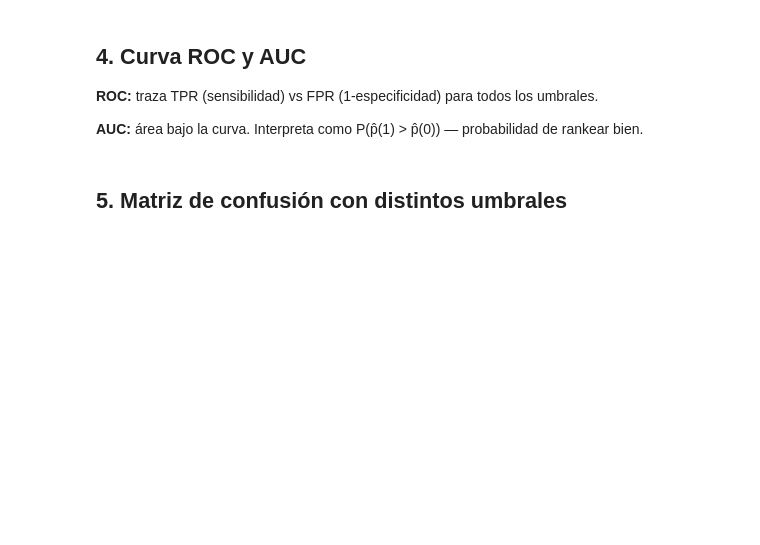
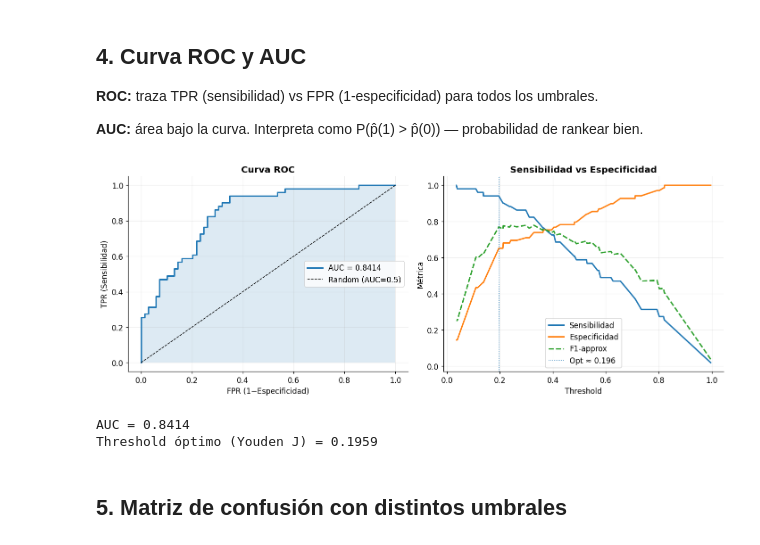
Before and after one commit to josefrodrim/modelos_estadisticos, a Jupyter notebook: Clase_6/Notebooks/Clase06_Evaluacion_Logistica.ipynb, the cells around one changed output. Drawn from its saved outputs; the diff is of its cells as text; code cells hidden in the pictures; blank space fills up the shorter version.

```diff
--- a/Clase_6/Notebooks/Clase06_Evaluacion_Logistica.ipynb
+++ b/Clase_6/Notebooks/Clase06_Evaluacion_Logistica.ipynb
@@ -131,36 +154,74 @@ for i,nm in enumerate(names_full):
 
 **AUC:** área bajo la curva. Interpreta como P(p̂(1) > p̂(0)) — probabilidad de rankear bien.
 # %%
+import numpy as np
+import matplotlib.pyplot as plt
+from sklearn.linear_model import LogisticRegression
+from sklearn.metrics import roc_curve, roc_auc_score
+
+# Modelo
 lr_roc = LogisticRegression(C=1e6, solver='lbfgs', max_iter=500)
 lr_roc.fit(Xtr, ytr)
-y_proba = lr_roc.predict_proba(Xte)[:,1]
 
+# Probabilidades
+y_proba = lr_roc.predict_proba(Xte)[:, 1]
+
+# ROC
 fpr, tpr, thresholds = roc_curve(yte, y_proba)
 auc_val = roc_auc_score(yte, y_proba)
 
+# 🔧 Alineación correcta
+thresholds_plot = thresholds[:-1]
+tpr_plot = tpr[:-1]
+fpr_plot = fpr[:-1]
+
+# Figura
 fig, axes = plt.subplots(1, 2, figsize=(13, 5))
 
+# =========================
 # Curva ROC
-axes[0].plot(fpr, tpr, color='#2E86C1', lw=2, label=f'AUC = {auc_val:.4f}')
-axes[0].plot([0,1],[0,1],'k--',lw=1,label='Random (AUC=0.5)')
-axes[0].fill_between(fpr,tpr,alpha=0.15,color='#2E86C1')
-axes[0].set_xlabel('FPR (1−Especificidad)'); axes[0].set_ylabel('TPR (Sensibilidad)')
-axes[0].set_title('Curva ROC', fontweight='bold'); axes[0].legend(); axes[0].grid(True,alpha=0.2)
+# =========================
+axes[0].plot(fpr, tpr, lw=2, label=f'AUC = {auc_val:.4f}')
+axes[0].plot([0, 1], [0, 1], 'k--', lw=1, label='Random (AUC=0.5)')
+axes[0].fill_between(fpr, tpr, alpha=0.15)
+axes[0].set_xlabel('FPR (1−Especificidad)')
+axes[0].set_ylabel('TPR (Sensibilidad)')
+axes[0].set_title('Curva ROC', fontweight='bold')
+axes[0].legend()
+axes[0].grid(True, alpha=0.2)
 
-# Precision-Recall trade-off
-axes[1].plot(thresholds, tpr[:-1], color='#27AE60', lw=2, label='Sensibilidad')
-fpr_plot = fpr[:-1]
-axes[1].plot(thresholds, 1-fpr_plot, color='#E74C3C', lw=2, label='Especificidad')
-f1 = 2*tpr[:-1]*(1-fpr_plot)/(tpr[:-1]+(1-fpr_plot)+1e-10)
-axes[1].plot(thresholds, f1, color='#8E44AD', lw=2, linestyle='--', label='F1-approx')
-opt_idx = np.argmax(tpr[:-1] + (1-fpr_plot))
-axes[1].axvline(thresholds[opt_idx], color='gray', lw=1, linestyle=':')
-axes[1].set_xlabel('Threshold'); axes[1].set_ylabel('Métrica')
-axes[1].set_title(f'Sensibilidad vs Especificidad\nOptimal threshold ≈ {thresholds[opt_idx]:.3f}', fontweight='bold')
-axes[1].legend(); axes[1].grid(True,alpha=0.2)
+# =========================
+# Threshold analysis
+# =========================
+# Sensibilidad y Especificidad
+axes[1].plot(thresholds_plot, tpr_plot, lw=2, label='Sensibilidad')
+axes[1].plot(thresholds_plot, 1 - fpr_plot, lw=2, label='Especificidad')
 
-plt.tight_layout(); plt.show()
-print(f'AUC = {auc_val:.4f}  (>0.8 = buen discriminador, >0.9 = excelente)')
+# F1 aproximado
+f1 = 2 * tpr_plot * (1 - fpr_plot) / (tpr_plot + (1 - fpr_plot) + 1e-10)
+axes[1].plot(thresholds_plot, f1, lw=2, linestyle='--', label='F1-approx')
+
+# 🎯 Threshold óptimo (Youden J)
+opt_idx = np.argmax(tpr_plot - fpr_plot)
+opt_threshold = thresholds_plot[opt_idx]
+
+axes[1].axvline(opt_threshold, lw=1, linestyle=':', label=f'Opt ≈ {opt_threshold:.3f}')
+
+axes[1].set_xlabel('Threshold')
+axes[1].set_ylabel('Métrica')
+axes[1].set_title('Sensibilidad vs Especificidad', fontweight='bold')
+axes[1].legend()
+axes[1].grid(True, alpha=0.2)
+
+plt.tight_layout()
+plt.show()
+
+print(f'AUC = {auc_val:.4f}')
+print(f'Threshold óptimo (Youden J) = {opt_threshold:.4f}')
+# %% [output]
+[figure, added]
+AUC = 0.8414
+Threshold óptimo (Youden J) = 0.1959
 # %% [markdown]
 ## 5. Matriz de confusión con distintos umbrales
 # %%
```
Also changed, not shown: parts of 7 cells of this notebook, 5 other files.
